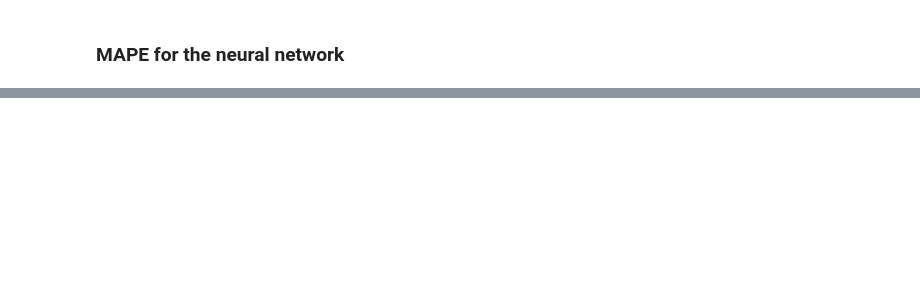
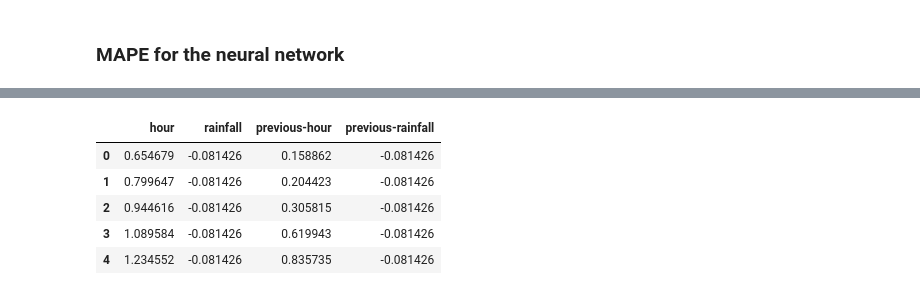
Before and after one commit to efemeryds/flow_exploration, a Jupyter notebook: notebooks/tree-regression-with-rainfall.ipynb, the cells around one changed output, grey strips where cells are left out. Saved outputs shown, nothing was run; the diff lists cells and outputs as text; code cells hidden in the pictures; blank space fills up the shorter version.

```diff
--- a/notebooks/tree-regression-with-rainfall.ipynb
+++ b/notebooks/tree-regression-with-rainfall.ipynb
@@ -322,0 +357,3 @@ mape_neural
+# %%
+features = ['hour', 'rainfall', 'previous-hour','previous-rainfall']
+x = flow_set.loc[:, features].values
@@ -322,0 +362,11 @@ mape_neural
+# %%
+x = StandardScaler().fit_transform(x)
+# %%
+pd.DataFrame(data = x, columns = features).head()
+# %% [output]
+|  | hour | rainfall | previous-hour | previous-rainfall |
+| 0 | 0.654679 | -0.081426 | 0.158862 | -0.081426 |
+| 1 | 0.799647 | -0.081426 | 0.204423 | -0.081426 |
+| 2 | 0.944616 | -0.081426 | 0.305815 | -0.081426 |
+| 3 | 1.089584 | -0.081426 | 0.619943 | -0.081426 |
+| 4 | 1.234552 | -0.081426 | 0.835735 | -0.081426 |
```
Also changed, not shown: parts of 10 cells of this notebook.
